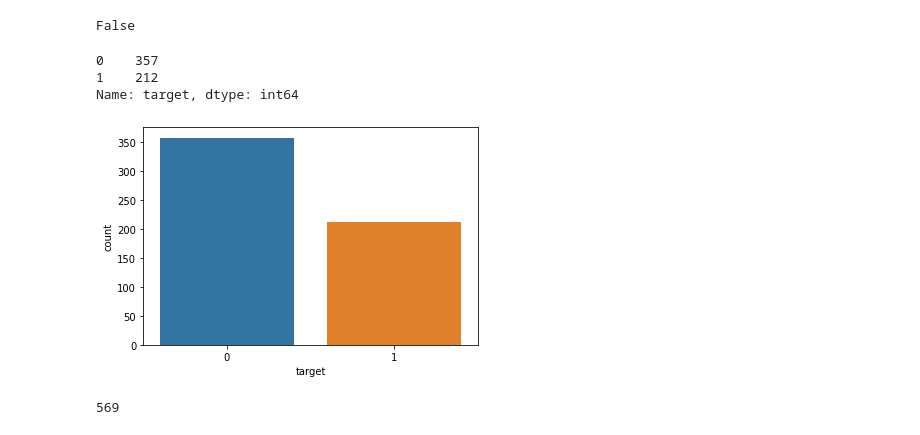
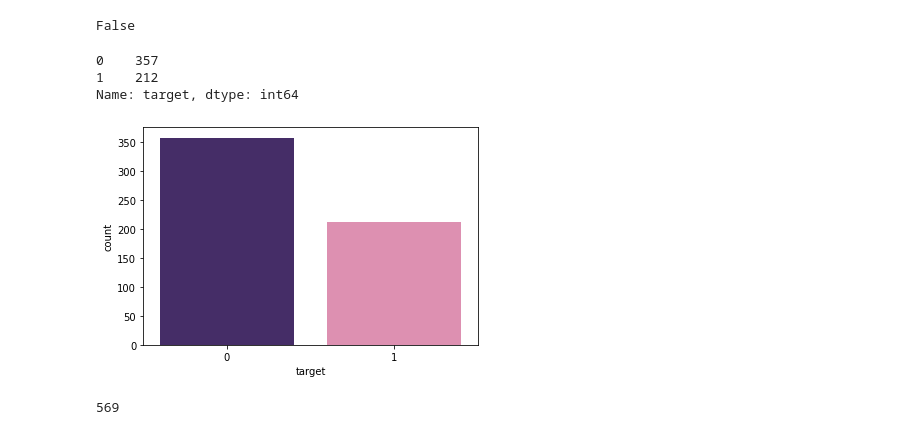
Before and after one commit to arslansevval/BreastCancerClassificationwithKNN, a Jupyter notebook: Breast_Cancer_Classification.ipynb, the cells around one changed output. Saved outputs shown, nothing was run; the diff lists cells and outputs as text; code cells hidden in the pictures.

```diff
--- a/Breast_Cancer_Classification.ipynb
+++ b/Breast_Cancer_Classification.ipynb
@@ -57,13 +58,13 @@ data.isnull().values.any()
 # %% [output]
 False
 # %%
-sns.countplot(data["target"])
+sns.countplot(data["target"], palette=['#432371',"#EA83AF"] )
 print(data.target.value_counts())
 # %% [output]
 0    357
 1    212
 Name: target, dtype: int64
-[figure, old version]
+[figure, new version]
 # %%
 print(len(data))
 # %% [output]
```
Also changed, not shown: parts of 23 cells of this notebook.
